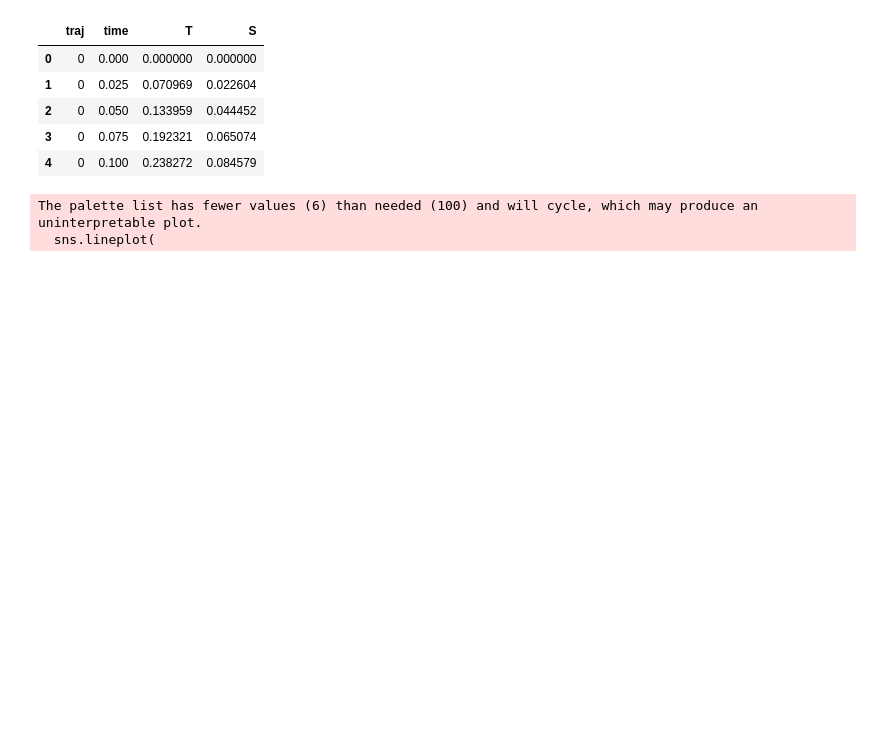
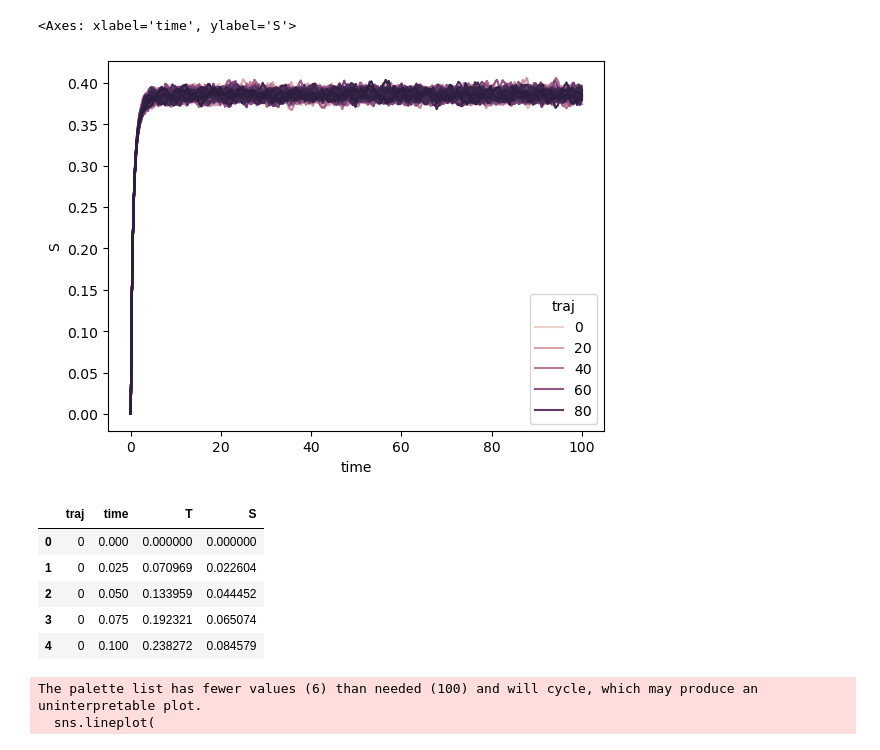
Before and after one commit to amethystaurora-robo/EWS_Gottwald, a Jupyter notebook: code/SDE.ipynb, the cells around one changed output. Cells and saved outputs as stored; diff of their text form; code cells hidden in the pictures; blank space fills up the shorter version.

```diff
--- a/code/SDE.ipynb
+++ b/code/SDE.ipynb
@@ -234,3 +249,8 @@ KeyboardInterrupt:
+# %%
+sns.lineplot(data=df_this,x='time',y='S',hue='traj')
+# %% [output]
+<Axes: xlabel='time', ylabel='S'>
+[figure, added]
 # %%
 df_this.head()
 # %% [output]
```
Also changed, not shown: parts of 16 cells of this notebook, 2 other files.
